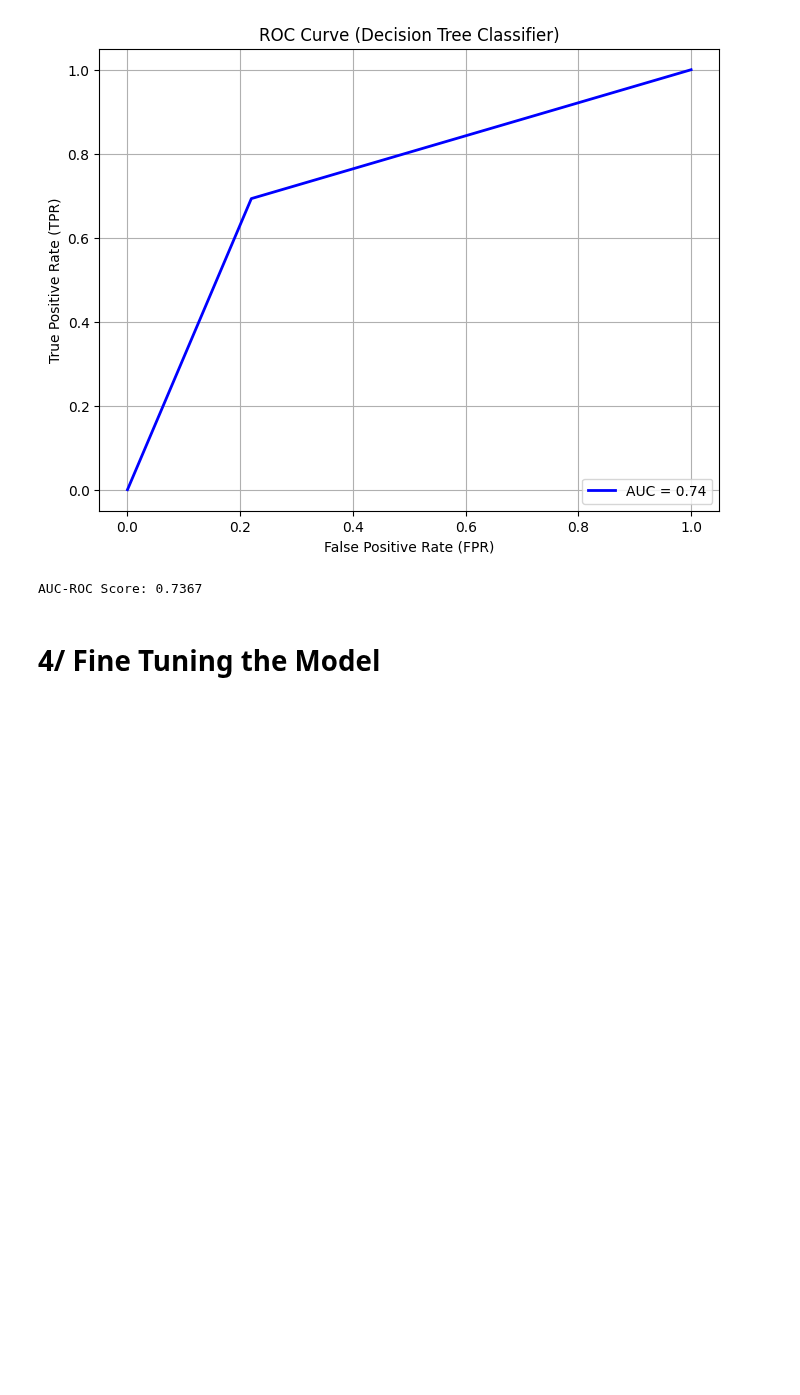
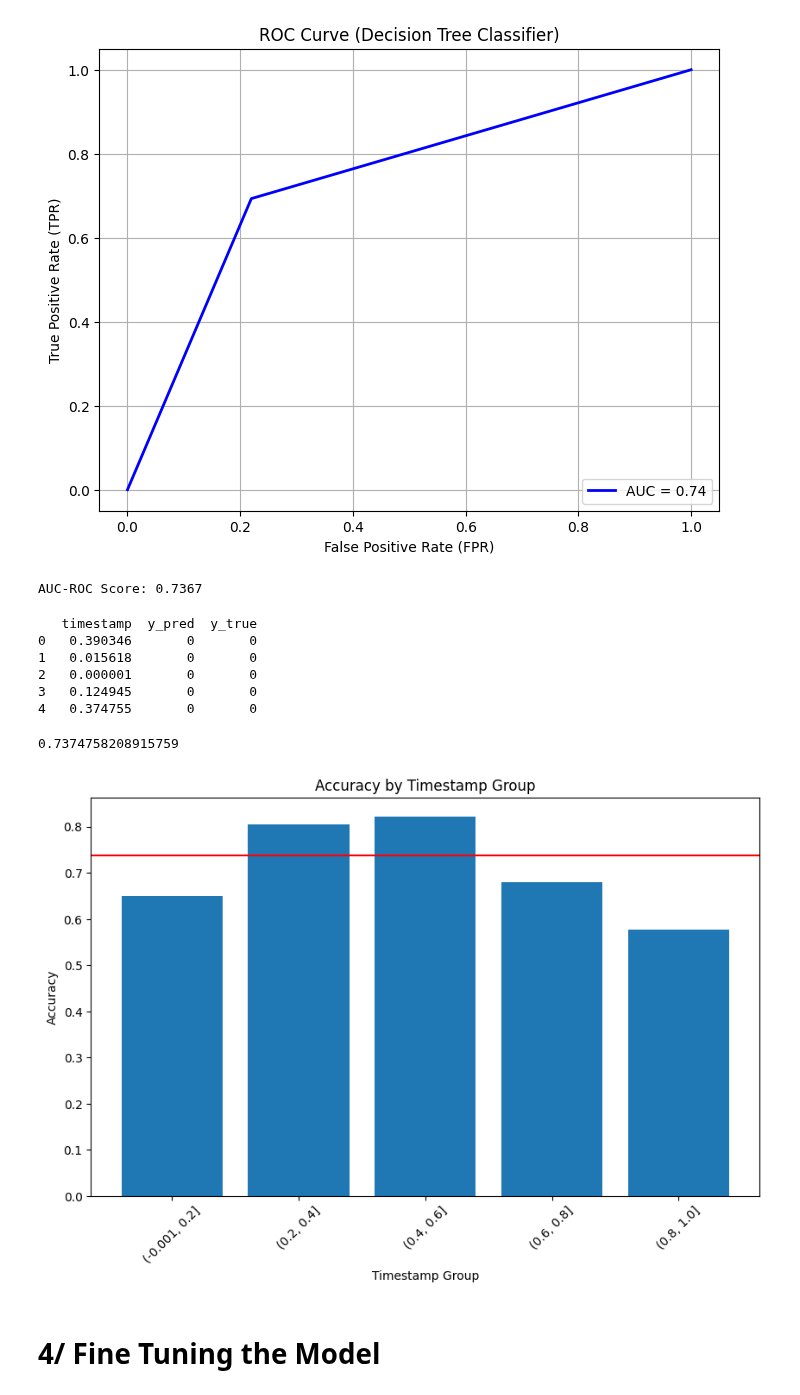
Before and after one commit to YoungSnoww/LeagueOfLegendsModelBenchmark, a Jupyter notebook: machine_learning/DecisionTreeClassifier.ipynb, the cells around one changed output. Drawn from its saved outputs; the diff is of its cells as text; code cells hidden in the pictures; blank space fills up the shorter version.

```diff
--- a/machine_learning/DecisionTreeClassifier.ipynb
+++ b/machine_learning/DecisionTreeClassifier.ipynb
@@ -163,7 +165,11 @@ The target is the 'winner' column
 
 # Define features and target
 X = df.drop(columns=["winner"])  # Features
+X = X.drop(columns=["timestamp"])
 y = df["winner"]  # Target
+
+# Create y_info, which contains both the target (y) and the timestamp
+y_info = pd.DataFrame({'timestamp': df['timestamp'], 'winner': y})
 
 # Verify that the target can hold only 2 unique values
 assert len(np.unique(y)) == 2
@@ -176,7 +182,12 @@ Proportion: 80% training, 20% testing
 """
 
 # Split data
-X_train, X_test, y_train, y_test = train_test_split(X, y, test_size=0.2, random_state=42)
+X_train, X_test, y_train, y_test = train_test_split(X, y_info, test_size=0.2, random_state=42)
+
+# Drop timestamp in training set and testing set
+y_train = y_train.drop(columns=['timestamp'])
+y_test_with_timestamp = y_test.copy()
+y_test = y_test["winner"]
 
 # Print train and test set shapes
 print(X_train.shape, X_test.shape, y_train.shape, y_test.shape)
@@ -307,6 +318,71 @@ print(f"AUC-ROC Score: {auc_roc:.4f}")
 # %% [output]
 [figure]
 AUC-ROC Score: 0.7367
+# %%
+"""
+Accuracy per timestamp group (5 groups)
+"""
+
+assert len(y_test_with_timestamp['timestamp']) == len(y_pred) == len(y_test)
+
+# Store each row
+y_pred_info_list = []
+
+for i in range(len(y_test_with_timestamp)):
+    timestamp = y_test_with_timestamp['timestamp'].iloc[i]
+    selected_y_pred = y_pred[i]
+    selected_y_true = y_test.iloc[i]
+    y_pred_info_list.append({'timestamp': timestamp, 'y_pred': selected_y_pred, 'y_true': selected_y_true})
+
+# Create a dataframe from the list
+y_pred_info = pd.DataFrame(y_pred_info_list)
+
+print(y_pred_info.head(5))
+
+# Create timestamp groups using pd.cut
+y_pred_info['timestamp_group'] = pd.cut(y_pred_info['timestamp'], bins=5)
+
+# Store the mean accuracy (overall testing set) in "mean_accuracy"
+mean_accuracy = accuracy
+# %% [output]
+   timestamp  y_pred  y_true
+0   0.390346       0       0
+1   0.015618       0       0
+2   0.000001       0       0
+3   0.124945       0       0
+4   0.374755       0       0
+# %%
+# Initialize an empty list to store accuracy per group
+accuracy_per_group = []
+
+# Iterate through each group and calculate accuracy
+for group in y_pred_info['timestamp_group'].unique():
+    subgroup = y_pred_info[y_pred_info['timestamp_group'] == group]
+    # Calculate accuracy
+    accuracy = accuracy_score(subgroup['y_true'], subgroup['y_pred'])
+    # Append the accuracy to the list
+    accuracy_per_group.append(accuracy)
+
+accuracy_df = pd.DataFrame({
+    'timestamp_group': y_pred_info['timestamp_group'].unique(),
+    'accuracy': accuracy_per_group
+})
+
+# Sort the dataframe by timestamp group
+accuracy_df = accuracy_df.sort_values(by='timestamp_group')
+
+plt.figure(figsize=(10, 6))
+plt.bar(accuracy_df['timestamp_group'].astype(str), accuracy_df['accuracy'])
+print(mean_accuracy)
+plt.axhline(y=mean_accuracy, color='r', label='Mean Accuracy')
+plt.xlabel('Timestamp Group')
+plt.ylabel('Accuracy')
+plt.title('Accuracy by Timestamp Group')
+plt.xticks(rotation=45)
+plt.show()
+# %% [output]
+0.7374758208915759
+[figure, added]
 # %% [markdown]
 # 4/ Fine Tuning the Model
 # %%
```
Also changed, not shown: parts of 6 cells of this notebook.
